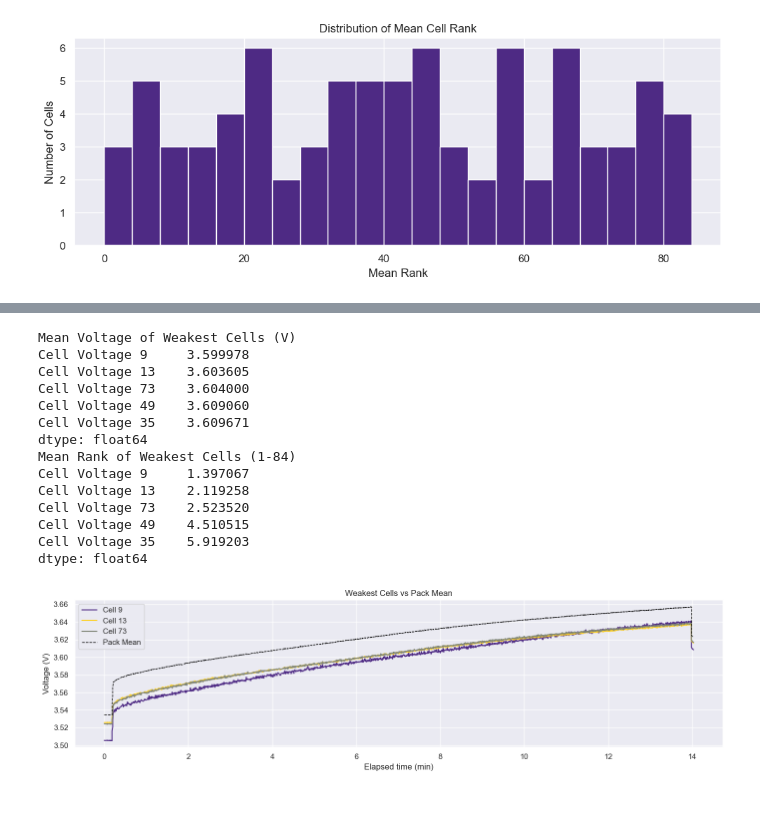
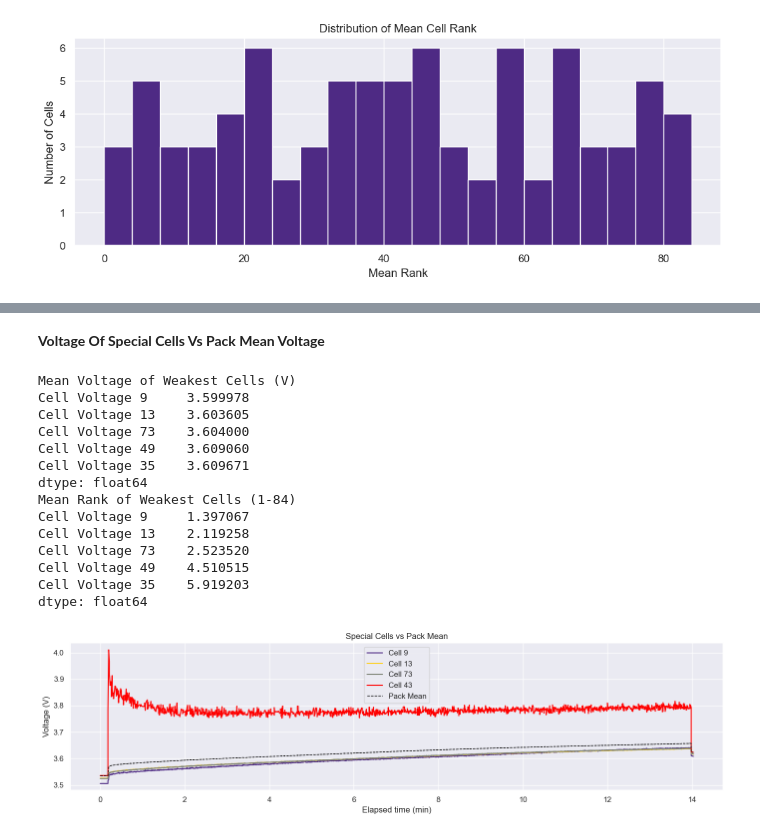
Before and after one commit to cordialApple/tiger-racing-bms-analysis, a Jupyter notebook: cell_voltage_eda.ipynb, the cells around one changed output, grey strips where cells are left out. Saved outputs shown, nothing was run; the diff lists cells and outputs as text; code cells hidden in the pictures; blank space fills up the shorter version.

Commit message:
feat: add z-score analysis and identify cell 43 anomaly

```diff
--- a/cell_voltage_eda.ipynb
+++ b/cell_voltage_eda.ipynb
@@ -15,7 +24,6 @@ plt.rcParams['figure.figsize'] = (14, 4)
 # %%
-# Clean Dataframe
 df = pd.read_csv(PATH)
-df.coloumns = df.columns.str.strip()
+df.columns = df.columns.str.strip()
 
 DROP_COLS = ([f'Cell Resistance {i}' for i in range(1, N_CELLS + 1)] +
              [f'Open Cell Voltage {i}' for i in range(1, N_CELLS + 1)]) # Impedance Analysis TBA
@@ -116,37 +162,39 @@ plt.show()
+# %% [markdown]
+**Voltage Of Special Cells Vs Pack Mean Voltage**
 # %%
-# Weakest Cells VS Pack Mean
 print("Mean Voltage of Weakest Cells (V)")
 print(cell_mean_voltage.nsmallest(5))
 print("Mean Rank of Weakest Cells (1-84)")
 print(cell_mean_rank.nsmallest(5))
 
 pack_mean = df[CV_COLS].mean(axis=1)
 
 fig, ax = plt.subplots(figsize=(14, 4))
 ax.plot(df['elapsed_s'] / 60, df['Cell Voltage 9'],  label='Cell 9')
 ax.plot(df['elapsed_s'] / 60, df['Cell Voltage 13'], label='Cell 13')
 ax.plot(df['elapsed_s'] / 60, df['Cell Voltage 73'], label='Cell 73')
+ax.plot(df['elapsed_s'] / 60, df['Cell Voltage 43'], label='Cell 43', color='red') # anomalous above mean voltage
 ax.plot(df['elapsed_s'] / 60, pack_mean, label='Pack Mean', color='black', linestyle='--', linewidth=1)
-ax.set_title('Weakest Cells vs Pack Mean')
+ax.set_title('Special Cells vs Pack Mean')
 ax.set_xlabel('Elapsed time (min)')
 ax.set_ylabel('Voltage (V)')
 ax.legend()
 
 plt.tight_layout()
 plt.show()
 # %% [output]
 Mean Voltage of Weakest Cells (V)
 Cell Voltage 9     3.599978
 Cell Voltage 13    3.603605
 Cell Voltage 73    3.604000
 Cell Voltage 49    3.609060
 Cell Voltage 35    3.609671
 dtype: float64
 Mean Rank of Weakest Cells (1-84)
 Cell Voltage 9     1.397067
 Cell Voltage 13    2.119258
 Cell Voltage 73    2.523520
 Cell Voltage 49    4.510515
 Cell Voltage 35    5.919203
 dtype: float64
-[figure, old version]
+[figure, new version]
```
Also changed, not shown: parts of 17 cells of this notebook.
